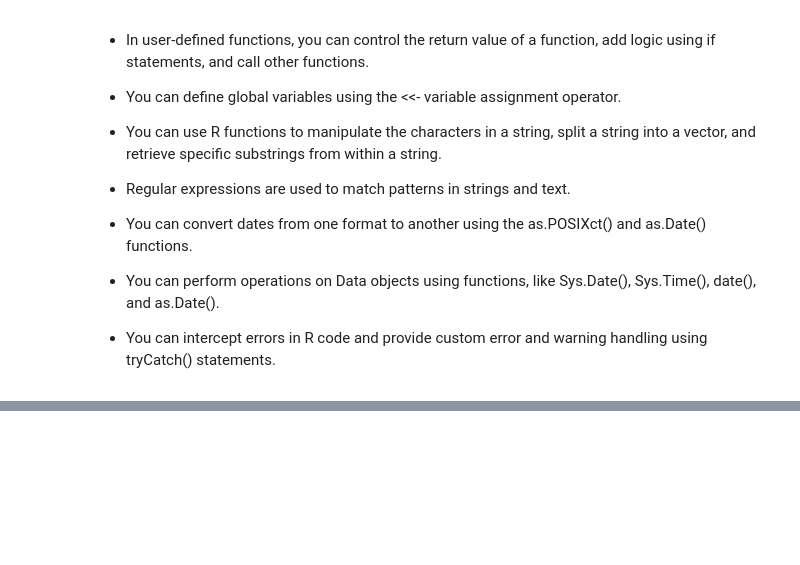
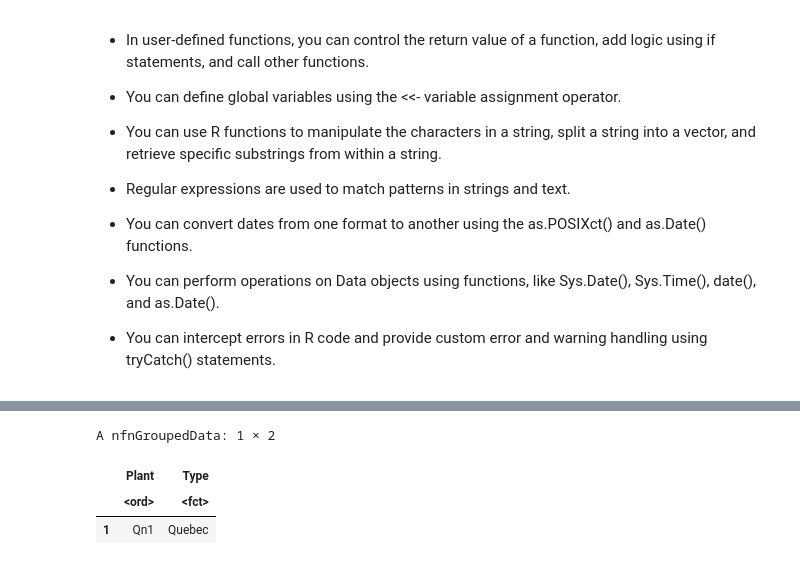
Before and after one commit to hungpham3112/School, a Jupyter notebook: DSR301m/Homework/Learning/Learning R.ipynb, the cells around one changed output, grey strips where cells are left out. Cells and saved outputs as stored; diff of their text form; code cells hidden in the pictures; blank space fills up the shorter version.

```diff
--- a/DSR301m/Homework/Learning/Learning R.ipynb
+++ b/DSR301m/Homework/Learning/Learning R.ipynb
@@ -759,0 +793,8 @@ tryCatch(as.integer("A"),
+# %%
+# Access row and column
+df[1, c("Plant", "Type")]
+# %% [output]
+A nfnGroupedData: 1 × 2
+|  | Plant | Type |
+|  | <ord> | <fct> |
+| 1 | Qn1 | Quebec |
```
Also changed, not shown: parts of 13 cells of this notebook, 4 other files.
